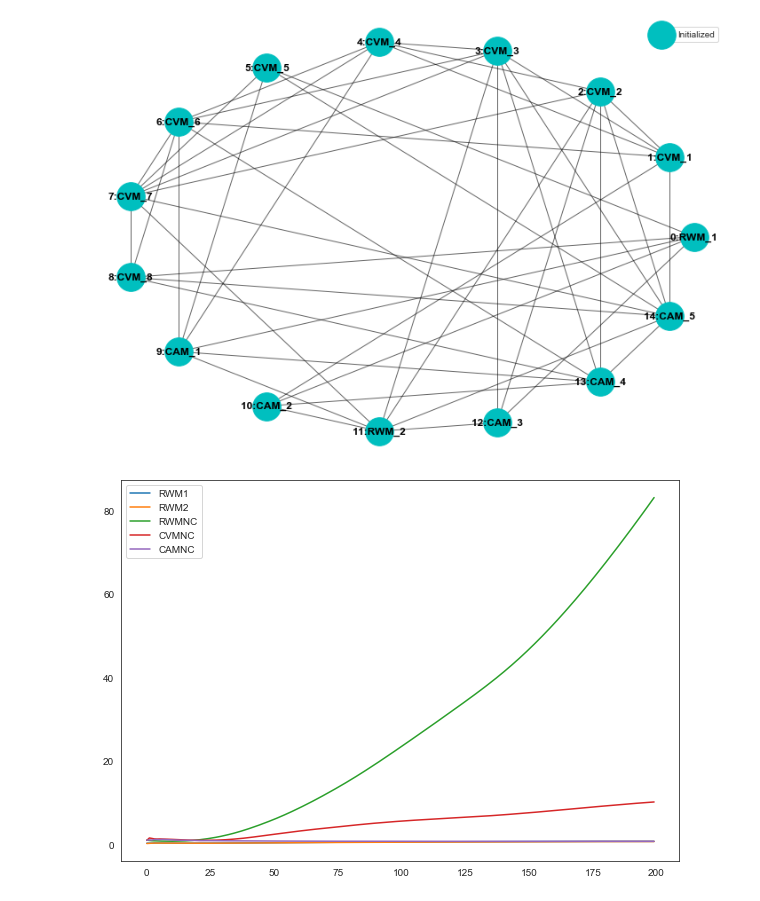
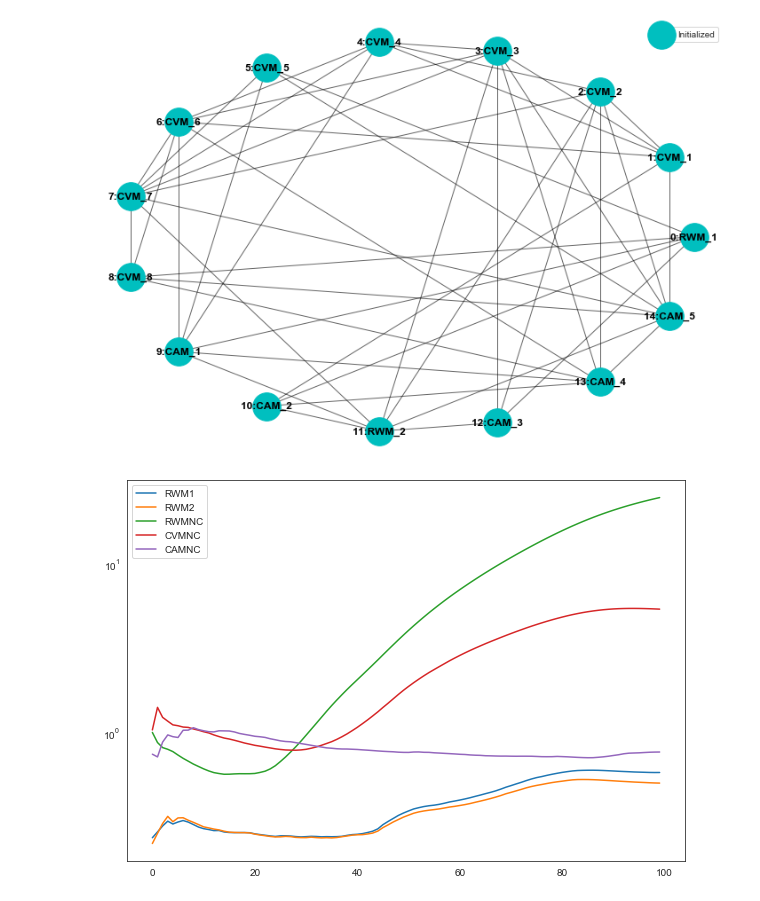
Before and after one commit to maiquang/maithanh-thesis-src, a Jupyter notebook: sim_template.ipynb, the cells around one changed output. Saved outputs shown, nothing was run; the diff lists cells and outputs as text; code cells hidden in the pictures.

Commit message:
Sim template - small modification of trajectory generation

```diff
--- a/sim_template.ipynb
+++ b/sim_template.ipynb
@@ -19,7 +25,7 @@ NETWORK_FILE = "./networks/network_15_6.pkl"
 RANDOM_SEED = None
 
 # Trajectory generator parameters
-ndat = 200
+ndat = 100
 q = 9.5e-5  # Process noise intensity
 r = 1.3  # Observation noise std
 TRAJ_MODEL = CAModel(q, r)
@@ -29,3 +35,10 @@ INIT_STATE = np.zeros(6)
 c_rwm = 10  # RWM process noise scaling constant
 expf = 0.95  # Exponential forgetting param
 reset_thresh = 10.0  # Filter reset threshold (Euclidean distance from centroid)
+# %%
+# Generate a trajectory
+traj = Trajectory(
+    TRAJ_MODEL, n_steps=ndat, init_state=INIT_STATE, R=None, random_seed=RANDOM_SEED
+)
+
+plot_traj(traj)
@@ -71,11 +86,9 @@ for i in range(RUNS):
     kfn.assign(init=kfs)
     kfn.generate_txt_labels()
 
-    # Trajectory simulator initialization
+    # Add observation noise for each node
     R = kfn.observation_covs()
-    traj = Trajectory(
-        TRAJ_MODEL, n_steps=ndat, init_state=INIT_STATE, R=R, random_seed=None
-    )
+    traj.add_obs_noise(R)
 
     # Run estimation
     for yt in traj.observations:
@@ -124,16 +137,16 @@ rmse_camnc /= RUNS
 # %%
 plt.figure(figsize=(10, 7))
 plt.plot(rmse_rwm1[:, 0], label="RWM1")
 plt.plot(rmse_rwm2[:, 0], label="RWM2")
 
 plt.plot(rmse_rwmnc[:, 0], label="RWMNC")
 plt.plot(rmse_cvmnc[:, 0], label="CVMNC")
 plt.plot(rmse_camnc[:, 0], label="CAMNC")
 
-# plt.yscale("log", base=10)
+plt.yscale("log", base=10)
 plt.legend()
 plt.show()
 # %% [output]
-[figure, old version]
+[figure, new version]
 # %%
 # Generate CSV files
```
Also changed, not shown: parts of 2 cells of this notebook.
